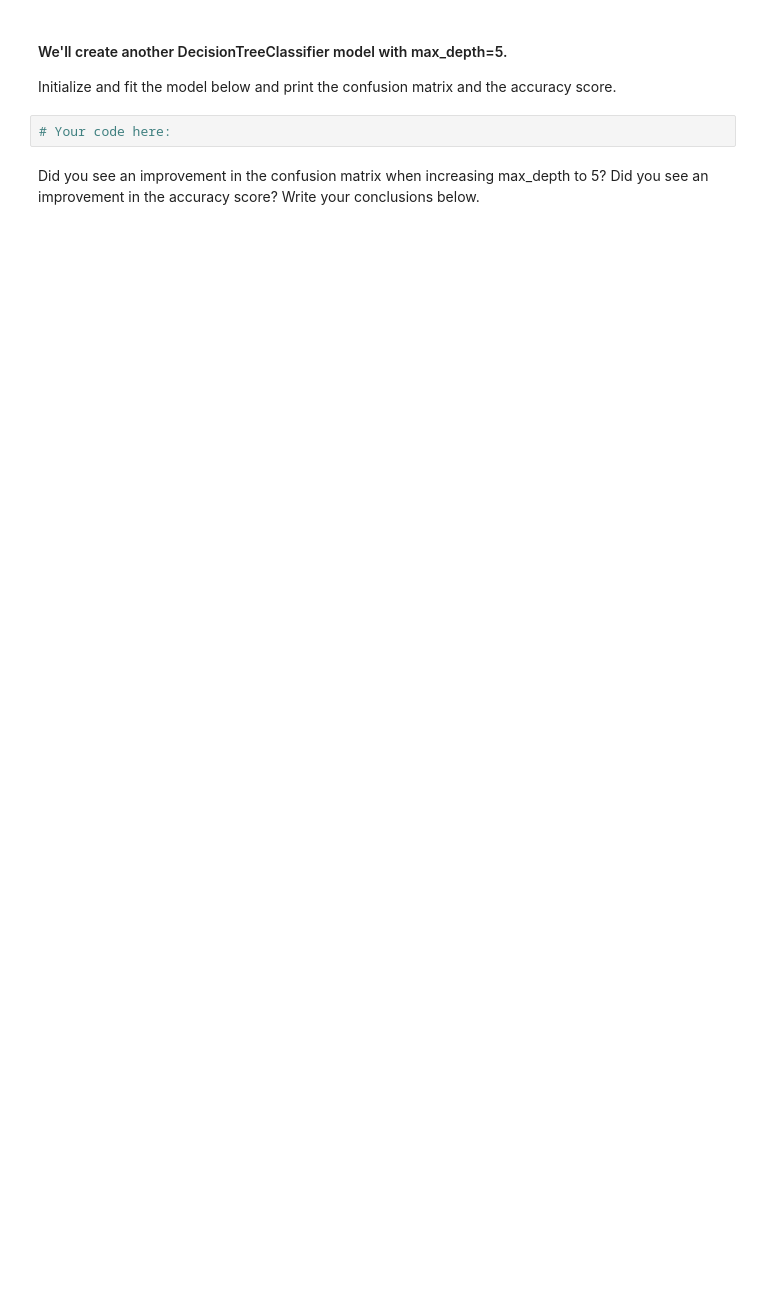
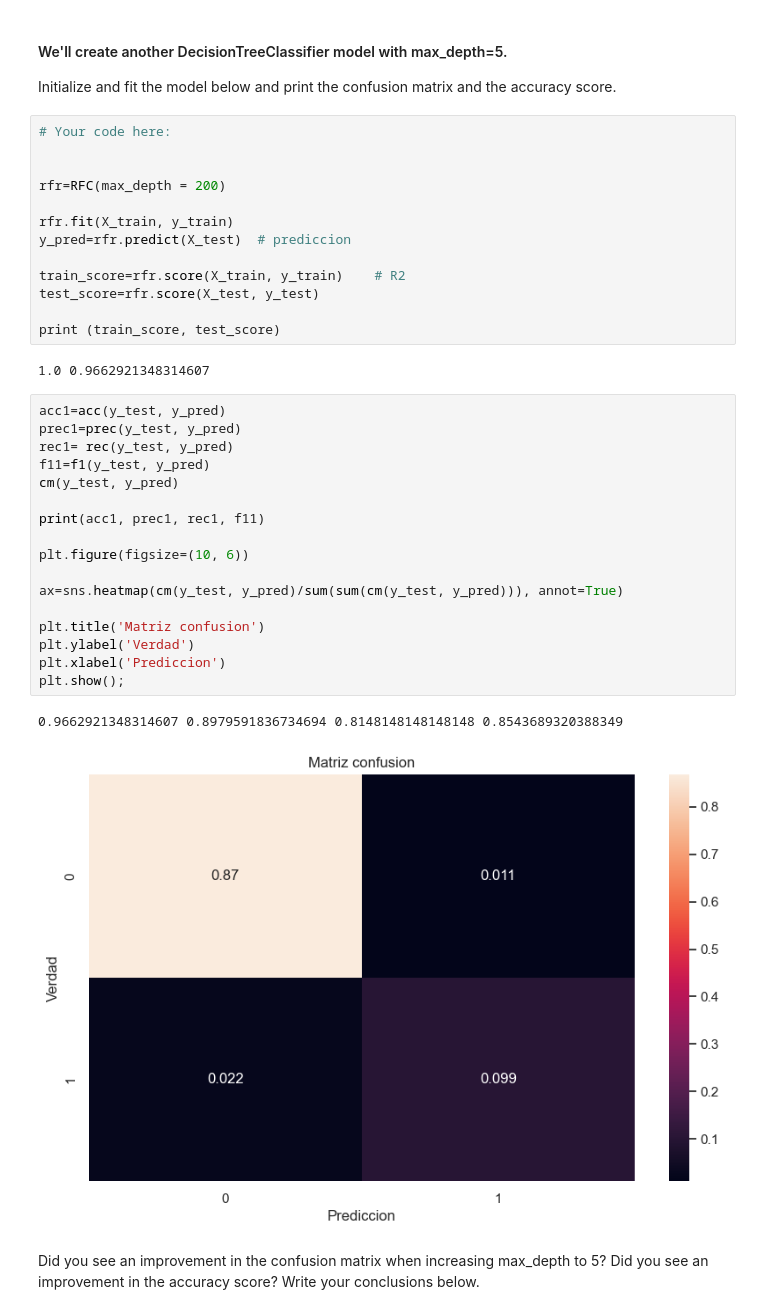
Before and after one commit to Ironhack-Data-Madrid-Agosto-2022/7.1-lab-supervised-learning, a Jupyter notebook: your-code/main.ipynb, the cells around one changed output. Saved outputs shown, nothing was run; the diff lists cells and outputs as text; blank space fills up the shorter version.

```diff
--- a/your-code/main.ipynb
+++ b/your-code/main.ipynb
@@ -734,7 +916,40 @@ To test your model, compute the predicted probabilities, decide 0 or 1 using a t
 # %% [markdown]
 #### We'll create another DecisionTreeClassifier model with max_depth=5.
 Initialize and fit the model below and print the confusion matrix and the accuracy score.
-# %%
-# Your code here:
+# %%
+# Your code here:
+
+
+rfr=RFC(max_depth = 200)
+
+rfr.fit(X_train, y_train)
+y_pred=rfr.predict(X_test)  # prediccion
+
+train_score=rfr.score(X_train, y_train)    # R2
+test_score=rfr.score(X_test, y_test)
+
+print (train_score, test_score)
+# %% [output]
+1.0 0.9662921348314607
+# %%
+acc1=acc(y_test, y_pred)
+prec1=prec(y_test, y_pred)
+rec1= rec(y_test, y_pred)
+f11=f1(y_test, y_pred)
+cm(y_test, y_pred)
+
+print(acc1, prec1, rec1, f11)
+
+plt.figure(figsize=(10, 6))
+
+ax=sns.heatmap(cm(y_test, y_pred)/sum(sum(cm(y_test, y_pred))), annot=True)
+
+plt.title('Matriz confusion')
+plt.ylabel('Verdad')
+plt.xlabel('Prediccion')
+plt.show();
+# %% [output]
+0.9662921348314607 0.8979591836734694 0.8148148148148148 0.8543689320388349
+[figure, added]
 # %% [markdown]
 Did you see an improvement in the confusion matrix when increasing max_depth to 5? Did you see an improvement in the accuracy score? Write your conclusions below.
```
Also changed, not shown: parts of 31 cells of this notebook.
